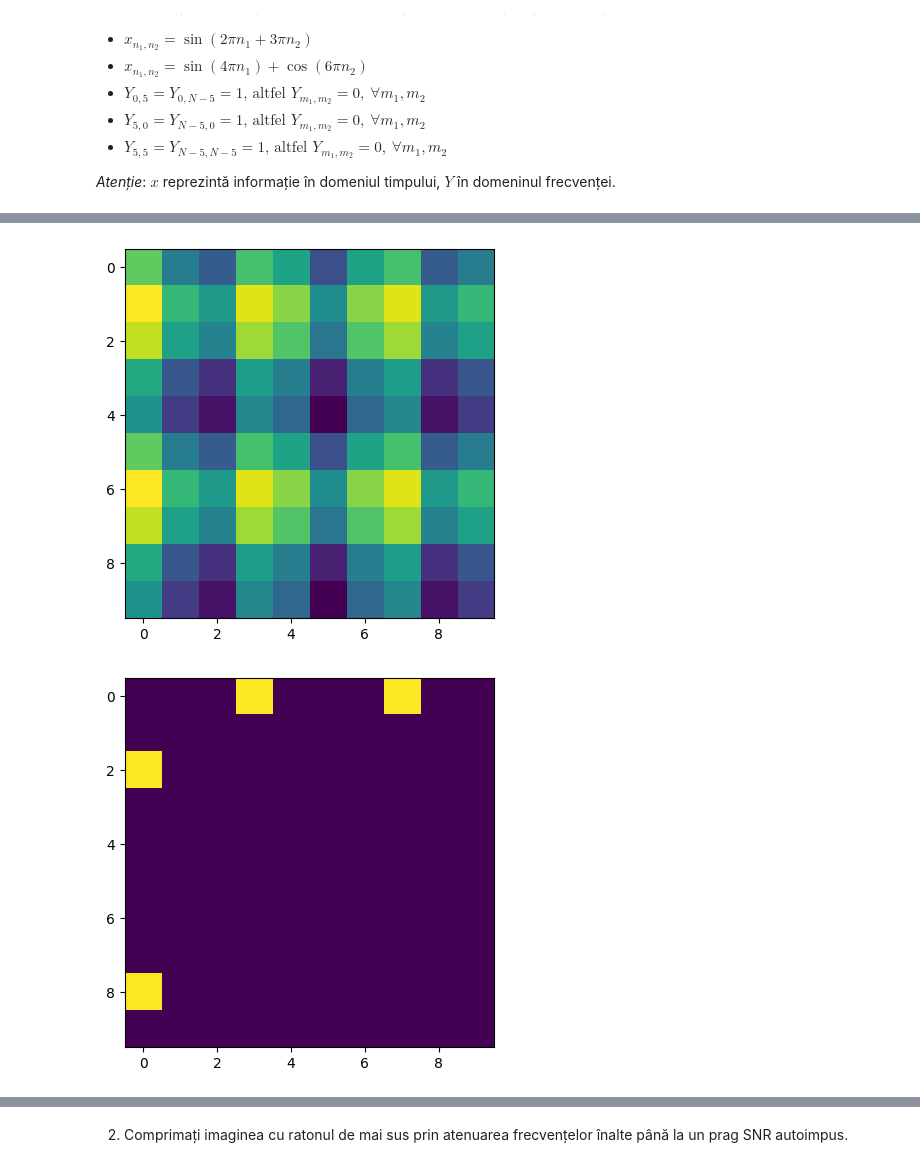
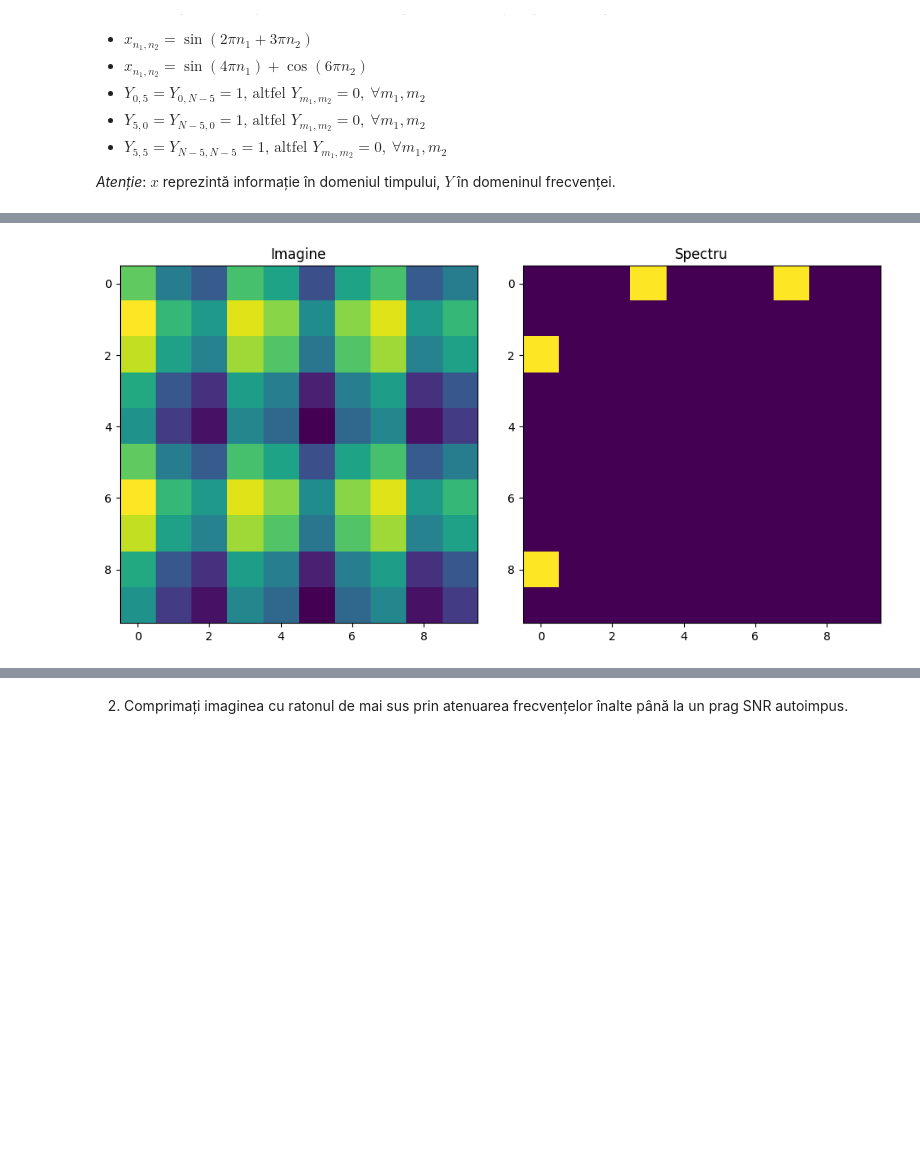
Before and after one commit to Lung-Alexandra/procesarea_semnalelor, a Jupyter notebook: Lab7/Procesarea Semnalelor (PS) - Laborator 07.ipynb, the cells around one changed output, grey strips where cells are left out. Saved outputs shown, nothing was run; the diff lists cells and outputs as text; code cells hidden in the pictures; blank space fills up the shorter version.

```diff
--- a/Lab7/Procesarea Semnalelor (PS) - Laborator 07.ipynb
+++ b/Lab7/Procesarea Semnalelor (PS) - Laborator 07.ipynb
@@ -131,18 +138,26 @@ plt.show()
 # %%
 dim = 10
 x = np.zeros((dim,dim))
 for n1 in range(dim):
     for n2 in range(dim):
         x[n1][n2] = np.sin(4*np.pi*n1/dim) + np.cos(6*np.pi*n2/dim)
 
+plt.figure(figsize=(10,5))
+plt.subplot(1,2,1)
+plt.title('Imagine')
 plt.imshow(x)
-plt.show()
+
+plt.subplot(1,2,2)
+plt.title('Spectru')
 spectru = np.fft.fft2(x)
 plt.imshow(np.abs(spectru))
+
+plt.tight_layout(pad = 2)
+plt.savefig("grafice/ex1_b.pdf", format="pdf")
+plt.savefig("grafice/ex1_b.png", format="png")
 plt.show()
 # %% [output]
-[figure, old version]
+[figure, new version]
-[figure, removed]
 # %%
 dim = 30
 Y = np.zeros((dim,dim))
```
Also changed, not shown: parts of 6 cells of this notebook, 14 other files.
